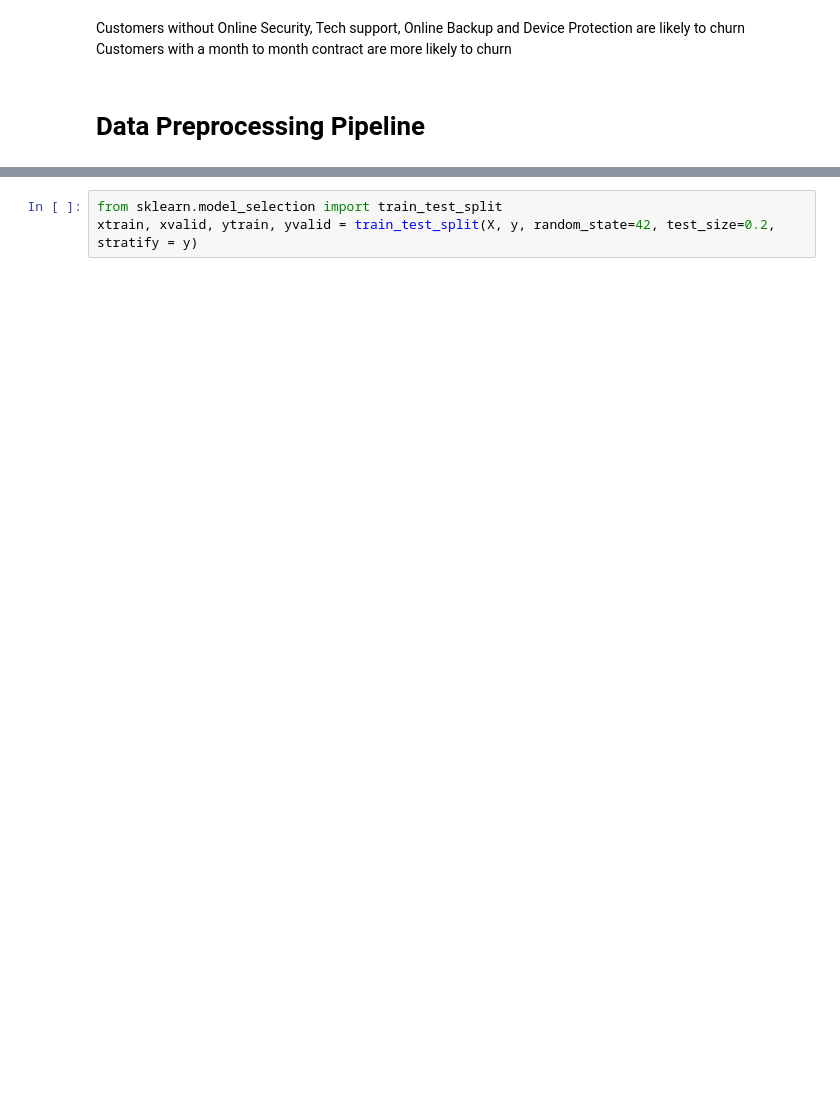
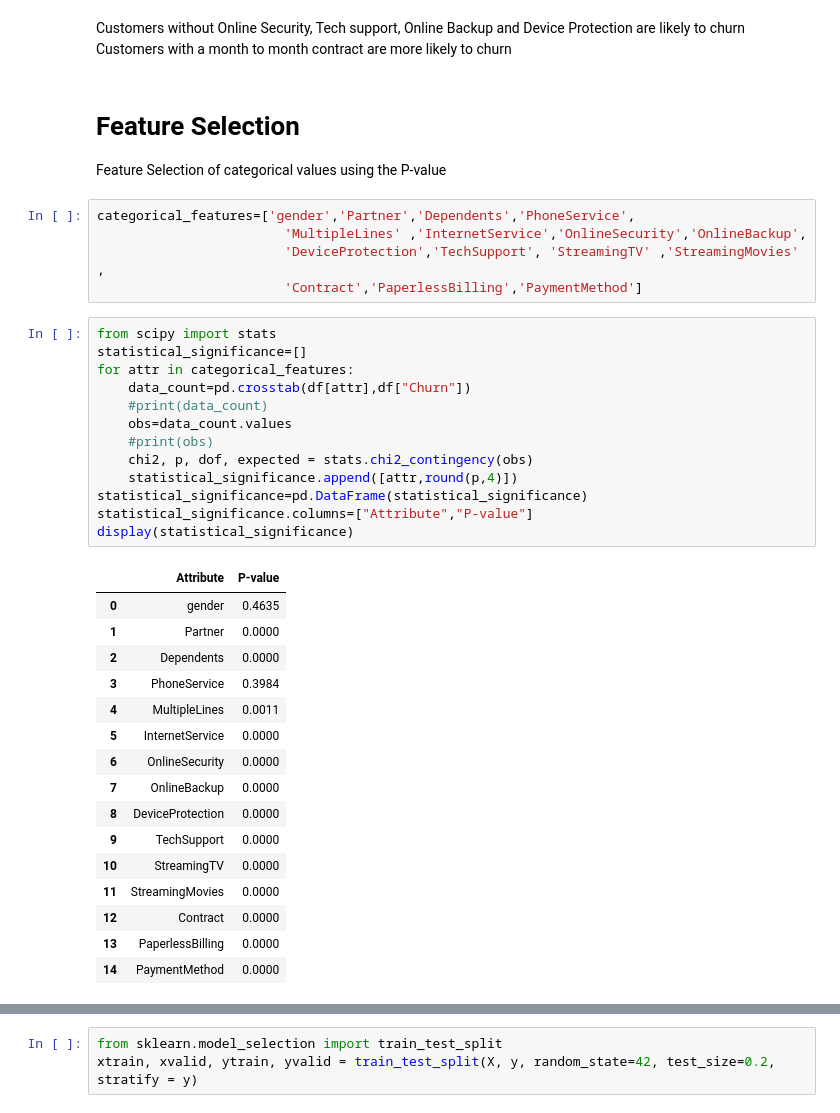
Before and after one commit to Jannis997/ML-Projects, a Jupyter notebook: Telco_churn.ipynb, the cells around one changed output, grey strips where cells are left out. Drawn from its saved outputs; the diff is of its cells as text; blank space fills up the shorter version.

```diff
--- a/Telco_churn.ipynb
+++ b/Telco_churn.ipynb
@@ -365,5 +386,42 @@ plt.show()
 # %% [markdown]
 Customers without Online Security, Tech support, Online Backup and Device Protection are likely to churn
 Customers with a month to month contract are more likely to churn
-# %% [markdown]
-# Data Preprocessing Pipeline
+# %% [markdown]
+# Feature Selection
+
+Feature Selection of categorical values using the P-value
+# %%
+categorical_features=['gender','Partner','Dependents','PhoneService',
+                        'MultipleLines' ,'InternetService','OnlineSecurity','OnlineBackup',
+                        'DeviceProtection','TechSupport', 'StreamingTV' ,'StreamingMovies' ,
+                        'Contract','PaperlessBilling','PaymentMethod']
+# %%
+from scipy import stats
+statistical_significance=[]
+for attr in categorical_features:
+    data_count=pd.crosstab(df[attr],df["Churn"])
+    #print(data_count)
+    obs=data_count.values
+    #print(obs)
+    chi2, p, dof, expected = stats.chi2_contingency(obs)
+    statistical_significance.append([attr,round(p,4)])
+statistical_significance=pd.DataFrame(statistical_significance)
+statistical_significance.columns=["Attribute","P-value"]
+display(statistical_significance)
+# %% [output]
+|  | Attribute | P-value |
+| 0 | gender | 0.4635 |
+| 1 | Partner | 0.0000 |
+| 2 | Dependents | 0.0000 |
+| 3 | PhoneService | 0.3984 |
+| 4 | MultipleLines | 0.0011 |
+| 5 | InternetService | 0.0000 |
+| 6 | OnlineSecurity | 0.0000 |
+| 7 | OnlineBackup | 0.0000 |
+| 8 | DeviceProtection | 0.0000 |
+| 9 | TechSupport | 0.0000 |
+| 10 | StreamingTV | 0.0000 |
+| 11 | StreamingMovies | 0.0000 |
+| 12 | Contract | 0.0000 |
+| 13 | PaperlessBilling | 0.0000 |
+| 14 | PaymentMethod | 0.0000 |
```
Also changed, not shown: parts of 74 cells of this notebook.
